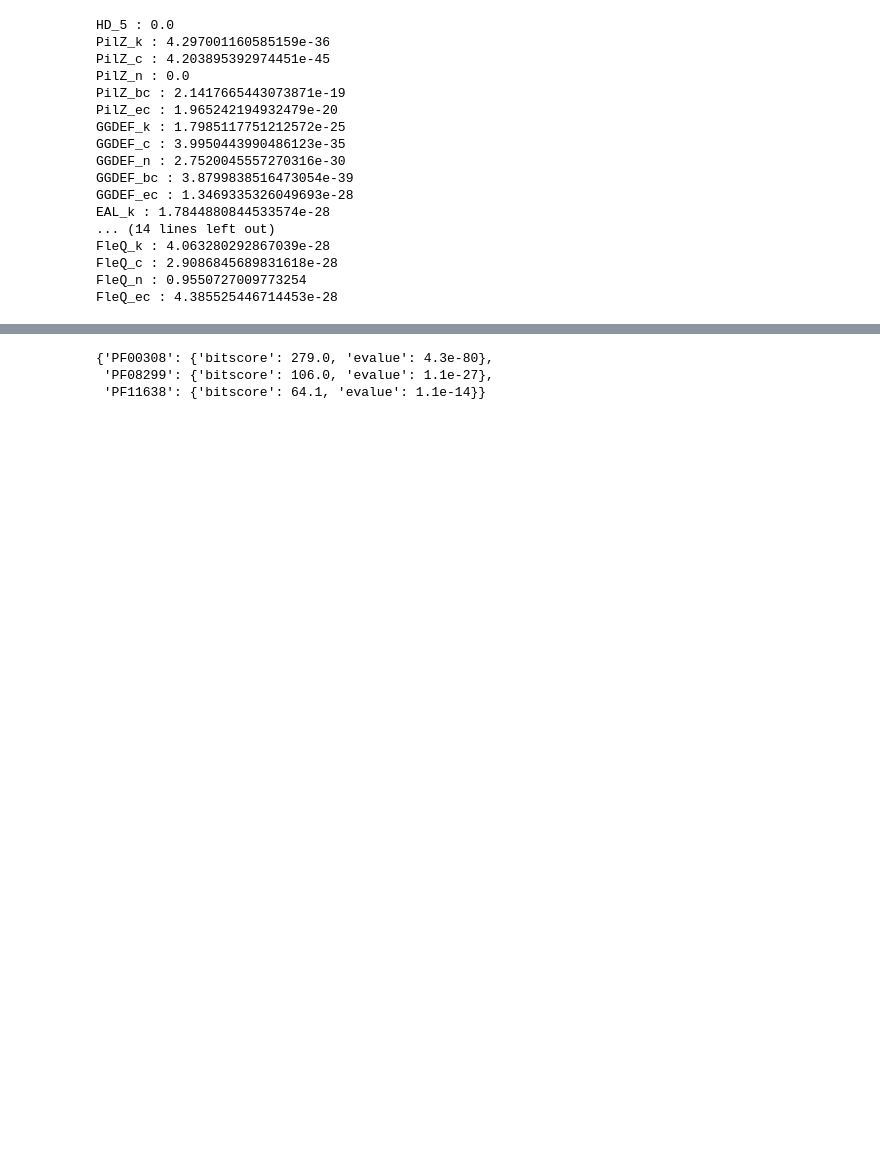
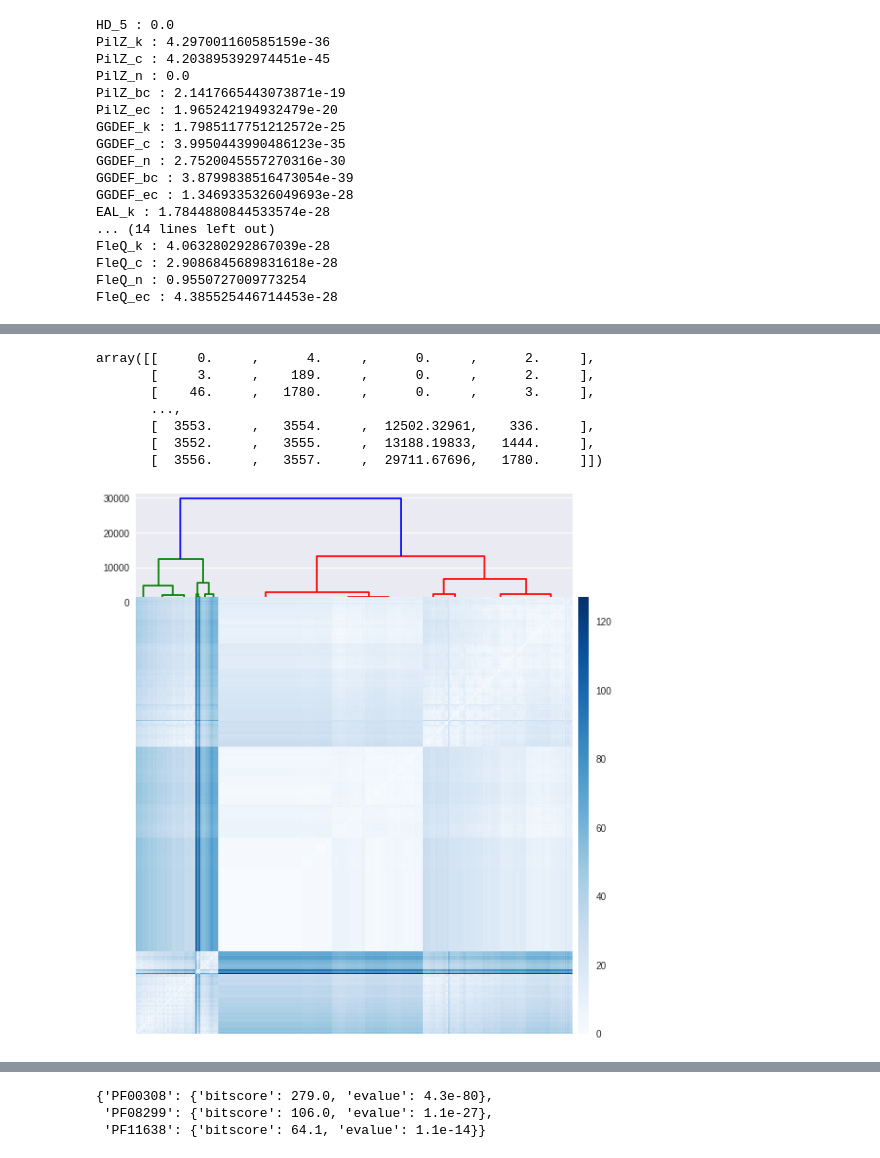
Before and after one commit to littleblackfish/c-di-GMP, a Jupyter notebook: main_analysis.ipynb, the cells around one changed output, grey strips where cells are left out. Drawn from its saved outputs; the diff is of its cells as text; code cells hidden in the pictures; blank space fills up the shorter version.

```diff
--- a/main_analysis.ipynb
+++ b/main_analysis.ipynb
@@ -184,2 +249,49 @@ sum(b.isnull())
+# %%
+import scipy.cluster.hierarchy as sch
+
+'''
+dM is the square distance matrix
+'''
+def plot_hierarchical_clustering(dM, labels=None, savefig=None):
+    fig = plt.figure(figsize=(8,8))
+    axdendro = fig.add_axes([0.1,0.8,0.8,0.2])
+    Y = sch.linkage(dM, method='ward') # You can try alternative linkage methods here
+    Z = sch.dendrogram(Y, orientation='top')#, truncate_mode='lastp',    p=12,)
+    axdendro.set_xticks([])
+    #axdendro.set_yticks([])
+
+    # Plot distance matrix.
+    axmatrix = fig.add_axes([0.1,0.01,0.8,0.8])
+    index = Z['leaves']
+    dM = dM[index,:]
+    dM = dM[:,index]
+    im = axmatrix.matshow(dM, aspect='auto', origin='lower', cmap='Blues')
+    axmatrix.set_xticks([])
+    if labels is not None:
+        labels = [labels[i] for i in index]
+        axmatrix.set_yticks(range(0,len(labels)))
+        axmatrix.set_yticklabels(labels)
+    else:
+        axmatrix.set_yticks([])
+
+    # Plot colorbar.
+    axcolor = fig.add_axes([0.91,0.01,0.02,0.8])
+    plt.colorbar(im, cax=axcolor)
+    if savefig is not None:
+        plt.savefig(savefig, bbox_inches='tight', dpi=300)
+    return Y
+# %%
+from scipy.spatial.distance import pdist,squareform
+
+plot_hierarchical_clustering(squareform(pdist(X)))
+# %% [output]
+array([[     0.     ,      4.     ,      0.     ,      2.     ],
+       [     3.     ,    189.     ,      0.     ,      2.     ],
+       [    46.     ,   1780.     ,      0.     ,      3.     ],
+       ...,
+       [  3553.     ,   3554.     ,  12502.32961,    336.     ],
+       [  3552.     ,   3555.     ,  13188.19833,   1444.     ],
+       [  3556.     ,   3557.     ,  29711.67696,   1780.     ]])
+[figure, added]
 # %%
 
```
Also changed, not shown: parts of 22 cells of this notebook.
